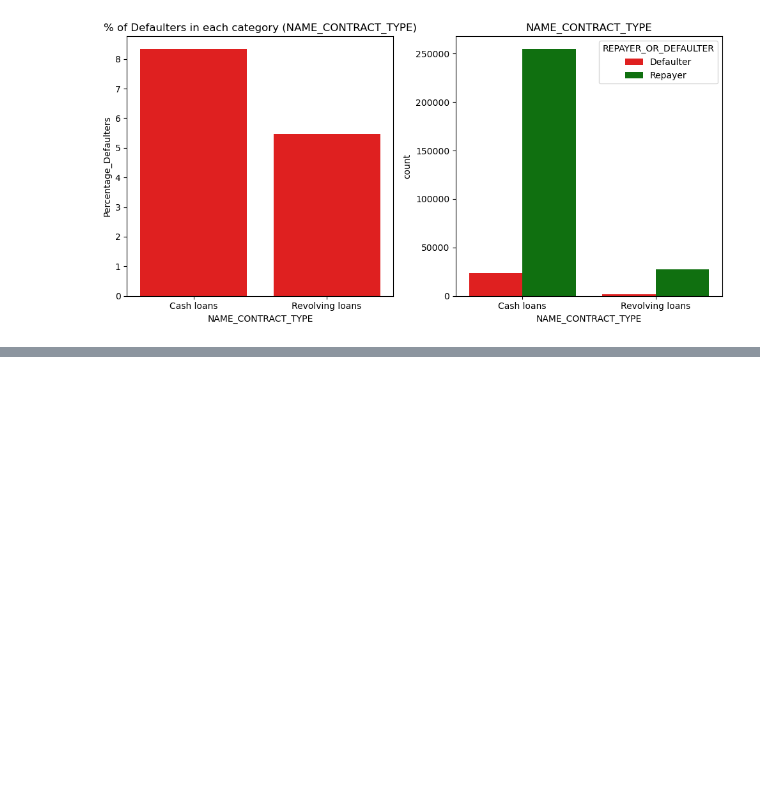
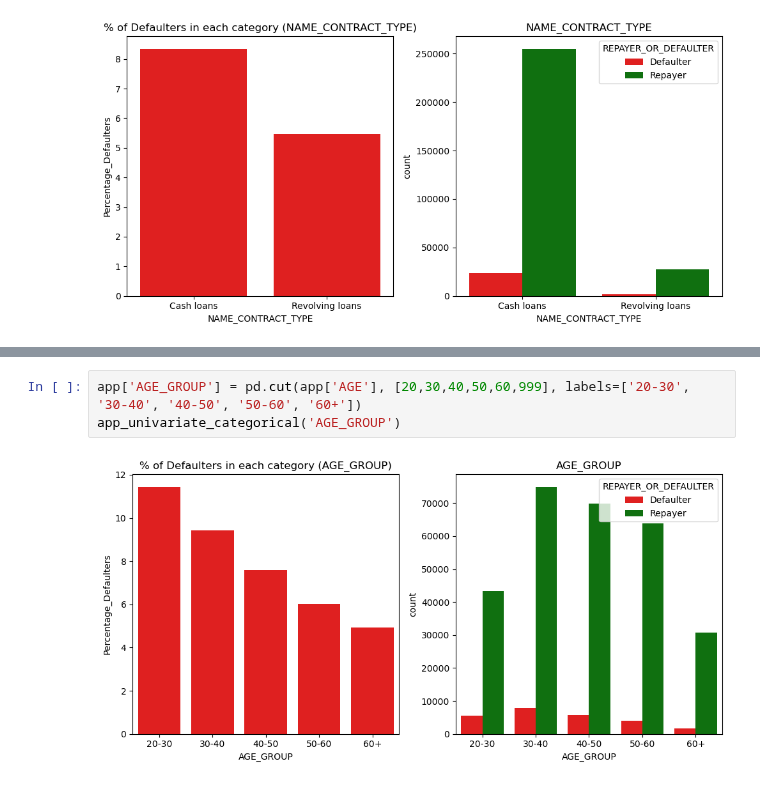
Before and after one commit to Punya-B-R/loan-approval-risk-analysis, a Jupyter notebook: Bank-Loan.ipynb, the cells around one changed output, grey strips where cells are left out. Saved outputs shown, nothing was run; the diff lists cells and outputs as text; blank space fills up the shorter version.

Commit message:
Univariate Ananlysis further1

```diff
--- a/Bank-Loan.ipynb
+++ b/Bank-Loan.ipynb
@@ -322,0 +328,5 @@ app_univariate_categorical('CODE_GENDER')
+# %%
+app['AGE_GROUP'] = pd.cut(app['AGE'], [20,30,40,50,60,999], labels=['20-30', '30-40', '40-50', '50-60', '60+'])
+app_univariate_categorical('AGE_GROUP')
+# %% [output]
+[figure, added]
```
Also changed, not shown: parts of 8 cells of this notebook.
